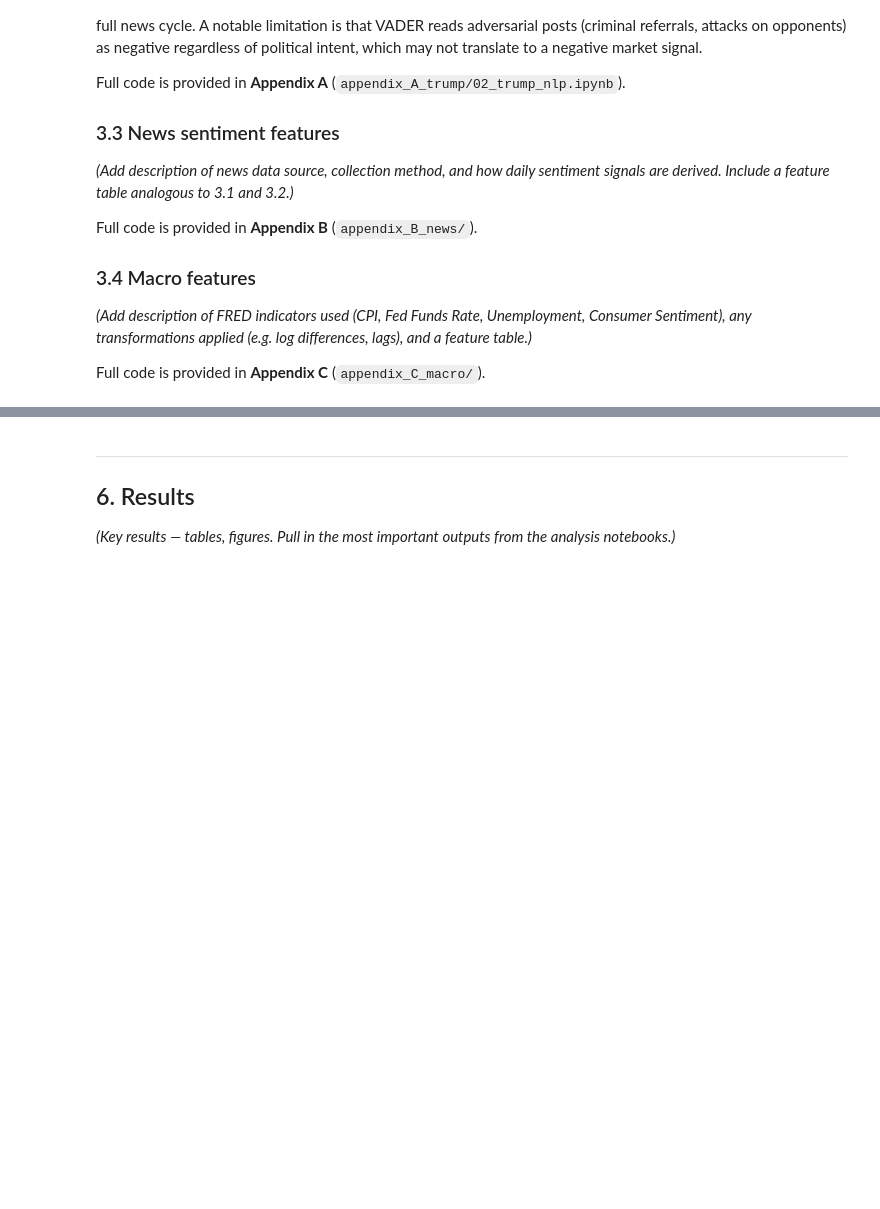
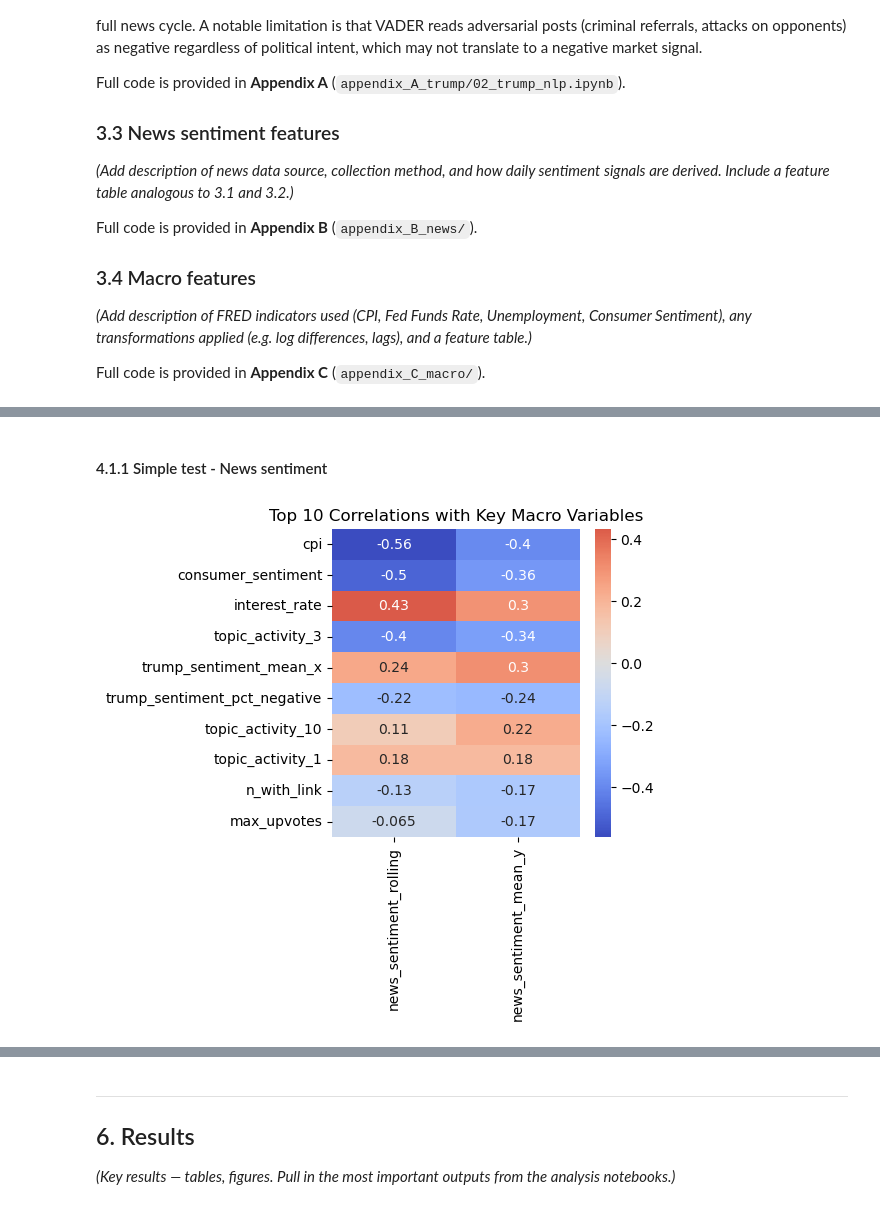
Before and after one commit to Husted42/advanced_business_analytics, a Jupyter notebook: submission/main_report.ipynb, the cells around one changed output, grey strips where cells are left out. Saved outputs shown, nothing was run; the diff lists cells and outputs as text; code cells hidden in the pictures; blank space fills up the shorter version.

```diff
--- a/submission/main_report.ipynb
+++ b/submission/main_report.ipynb
@@ -133,0 +254,4 @@ Full code is provided in **Appendix C** (`appendix_C_macro/`).
+# %%
+# First we load the data with all features joined together.
+data_path = "../joined_features/full_dataset.csv"
+df = pd.read_csv(data_path)
@@ -133,0 +271,11 @@ Full code is provided in **Appendix C** (`appendix_C_macro/`).
+# %%
+# We remove empty rows.
+df = df[df["post_count"] != 0]
+nan_count = df.isna().sum().sum()
+print(f"Number of NaN values: {nan_count}")
+
+if nan_count > 0:
+    failing_cols = df.columns[df.isna().any()]
+    print(f"Columns with NaN: {list(failing_cols)}")
+
+df = df.sort_index() # Ensure time order
@@ -140,0 +316,26 @@ Full code is provided in **Appendix D** (`appendix_D_modelling/`).
+# %% [markdown]
+#### 4.1.1 Simple test - News sentiment
+# %%
+features = [
+    'topic_activity_0', 'topic_activity_1', 'topic_activity_2', 'topic_activity_3', 'topic_activity_4', 'topic_activity_5', 'topic_activity_6', 'topic_activity_7', 'topic_activity_8', 'topic_activity_9', 'topic_activity_10', 'topic_activity_11',
+    'topic_activity_12', 'trump_sentiment_mean_x', 'trump_sentiment_std', 'trump_sentiment_pct_negative', 'cpi', 'interest_rate', 'consumer_sentiment','unemployment'
+]
+
+predictors = [
+    'news_sentiment_rolling', 'news_sentiment_mean_y'
+]
+# %%
+########## ---------- Correlation matrix ---------- ##########
+df_numeric = df.select_dtypes(include="number")
+corr_matrix = df_numeric.corr()
+
+corr_subset = corr_matrix[predictors].drop(index=predictors, errors="ignore")
+top10 = corr_subset.abs().max(axis=1).sort_values(ascending=False).head(10).index
+corr_subset = corr_subset.loc[top10]
+
+plt.figure(figsize=(4, 4))
+sns.heatmap(corr_subset, annot=True, cmap="coolwarm", center=0)
+plt.title("Top 10 Correlations with Key Macro Variables")
+plt.show()
+# %% [output]
+[figure, added]
```
Also changed, not shown: parts of 60 cells of this notebook, 10 other files.
